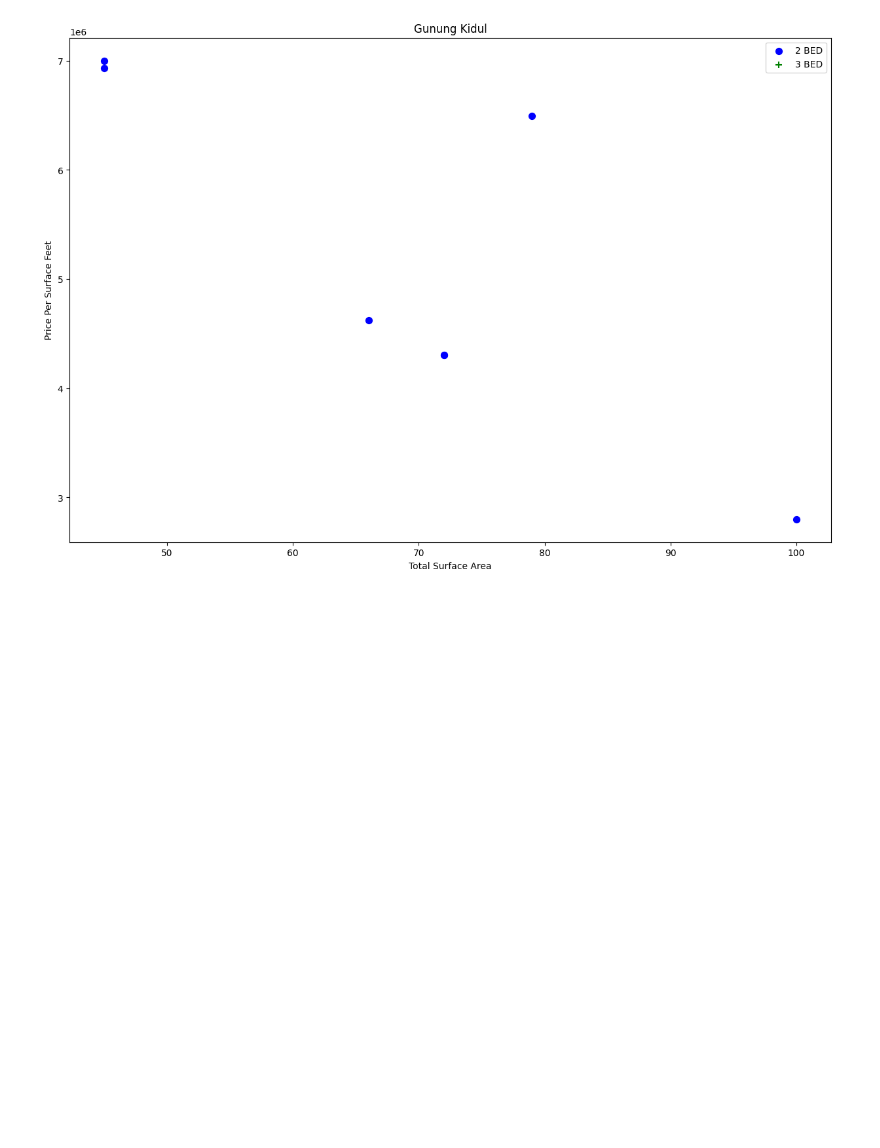
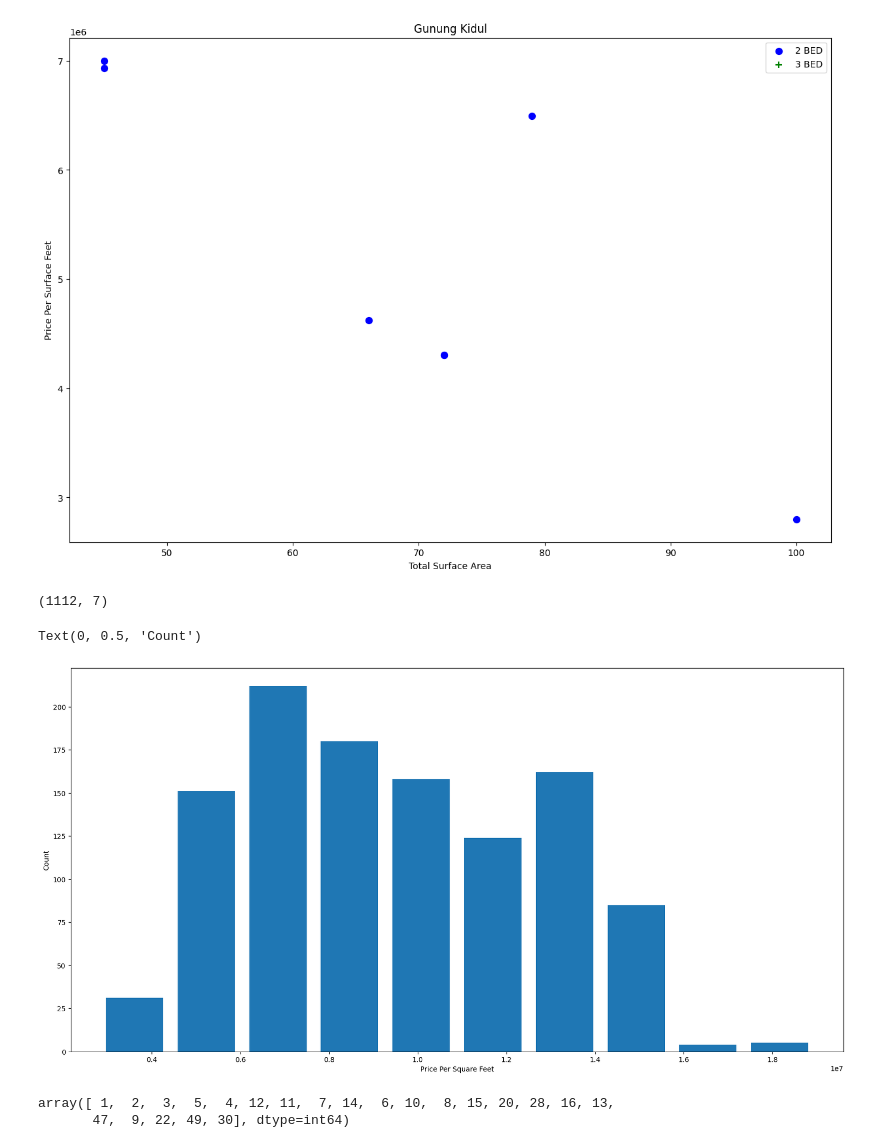
Before and after one commit to piezzy/yogyakarta-house-price-ml, a Jupyter notebook: main.ipynb, the cells around one changed output. Drawn from its saved outputs; the diff is of its cells as text; code cells hidden in the pictures; blank space fills up the shorter version.

```diff
--- a/main.ipynb
+++ b/main.ipynb
@@ -402,3 +414,37 @@ plot_scatter_chart(df3,'Kulon Progo')
 plot_scatter_chart(df3,'Gunung Kidul')
 # %% [output]
 [figure]
+# %%
+def remove_bed_outliners(df):
+    exclude_indices = np.array([])
+    for location, location_df in df.groupby('location'):
+        bed_stats = {}
+        for bed, bed_df in location_df.groupby('bed'):
+            bed_stats[bed] = {
+                'mean': np.mean(bed_df.price_per_surface),
+                'std': np.std(bed_df.price_per_surface),
+                'count': bed_df.shape[0]
+            }
+        for bed, bed_df in location_df.groupby('bed'):
+            stats = bed_stats.get(bed-1)
+            if stats and stats['count']>5:
+                exclude_indices = np.append(exclude_indices, bed_df[bed_df.price_per_surface<(stats['mean'])].index.values)
+    return df.drop(exclude_indices,axis='index')
+
+df4 = remove_bed_outliners(df3)
+df4.shape
+# %% [output]
+(1112, 7)
+# %%
+matplotlib.rcParams['figure.figsize'] = (20,10)
+plt.hist(df4.price_per_surface, rwidth=0.8)
+plt.xlabel('Price Per Square Feet')
+plt.ylabel('Count')
+# %% [output]
+Text(0, 0.5, 'Count')
+[figure, added]
+# %%
+df4.bath.unique()
+# %% [output]
+array([ 1,  2,  3,  5,  4, 12, 11,  7, 14,  6, 10,  8, 15, 20, 28, 16, 13,
+       47,  9, 22, 49, 30], dtype=int64)
```
Also changed, not shown: parts of 25 cells of this notebook, 1 other file.
